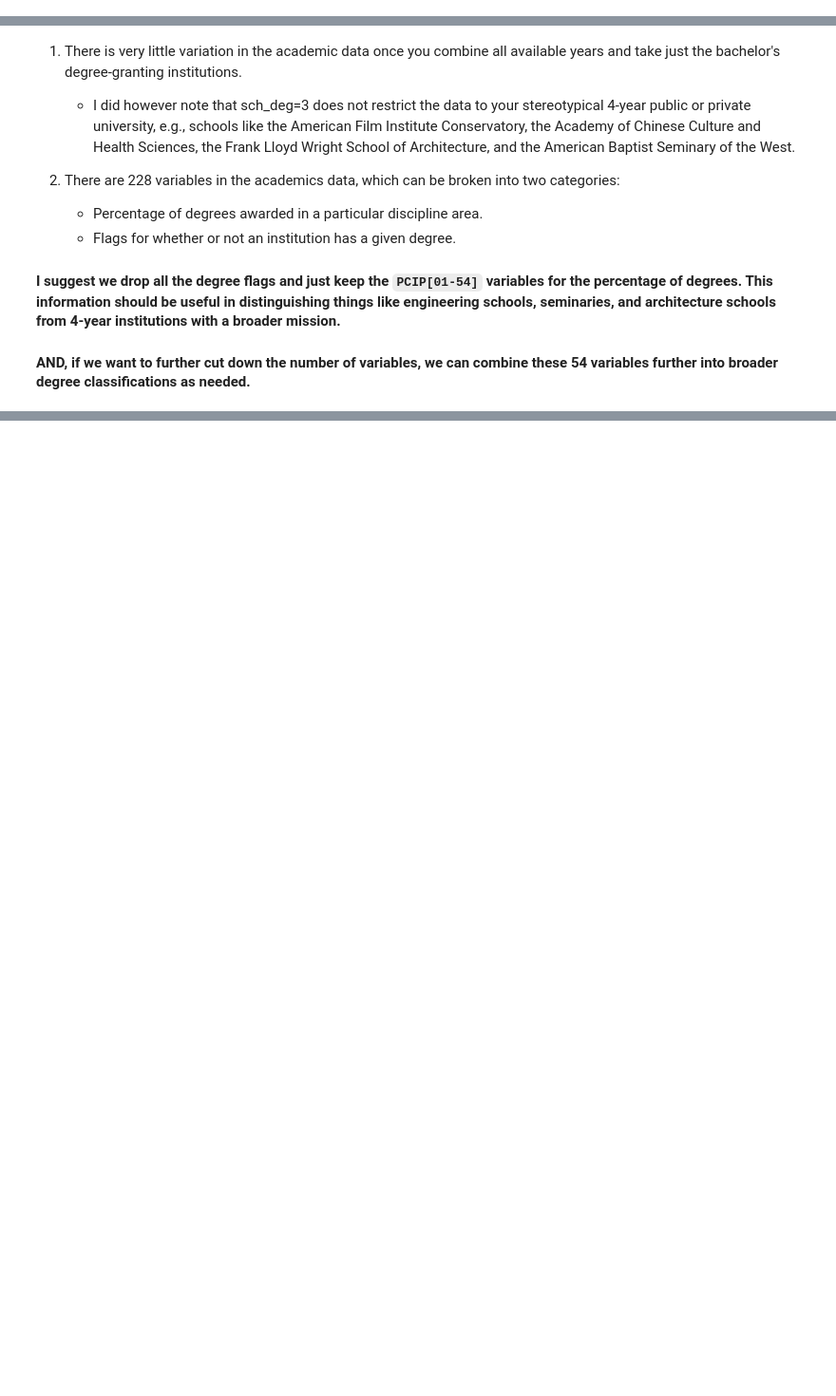
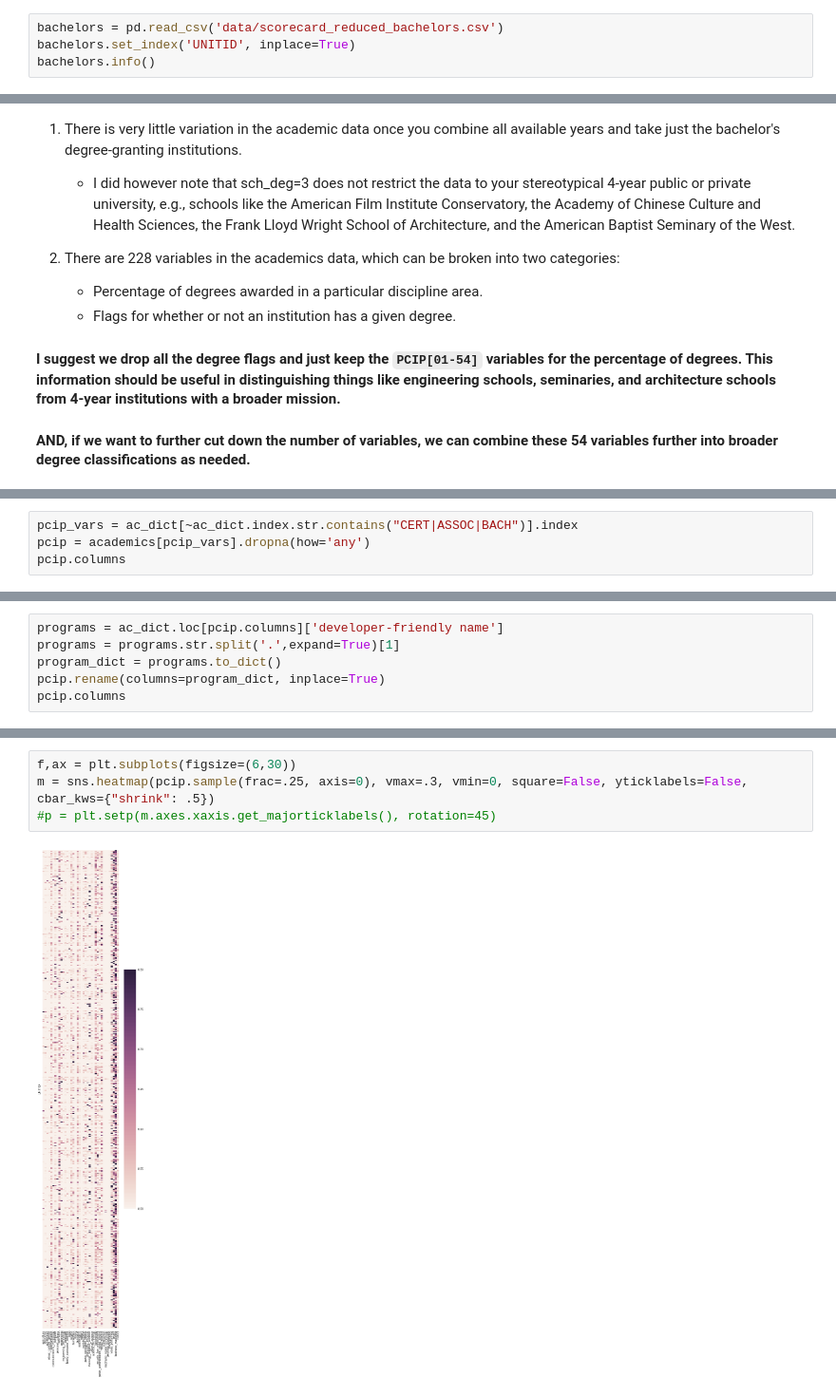
Before and after one commit to juliasilge/fall2016competition, a Jupyter notebook: Academics.ipynb, the cells around one changed output, grey strips where cells are left out. Shown at 95% size. Drawn from its saved outputs; the diff is of its cells as text; blank space fills up the shorter version.

```diff
--- a/Academics.ipynb
+++ b/Academics.ipynb
@@ -57,0 +15,4 @@ memory usage: 33.8+ MB
+# %%
+bachelors = pd.read_csv('data/scorecard_reduced_bachelors.csv')
+bachelors.set_index('UNITID', inplace=True)
+bachelors.info()
@@ -179,0 +130,4 @@ Three.  Three unique counts for 231 entries.  Not a whole lot of variation here.
+# %%
+pcip_vars = ac_dict[~ac_dict.index.str.contains("CERT|ASSOC|BACH")].index
+pcip = academics[pcip_vars].dropna(how='any')
+pcip.columns
@@ -179,0 +142,6 @@ Three.  Three unique counts for 231 entries.  Not a whole lot of variation here.
+# %%
+programs = ac_dict.loc[pcip.columns]['developer-friendly name']
+programs = programs.str.split('.',expand=True)[1]
+program_dict = programs.to_dict()
+pcip.rename(columns=program_dict, inplace=True)
+pcip.columns
@@ -179,0 +163,6 @@ Three.  Three unique counts for 231 entries.  Not a whole lot of variation here.
+# %%
+f,ax = plt.subplots(figsize=(6,30))
+m = sns.heatmap(pcip.sample(frac=.25, axis=0), vmax=.3, vmin=0, square=False, yticklabels=False, cbar_kws={"shrink": .5})
+#p = plt.setp(m.axes.xaxis.get_majorticklabels(), rotation=45)
+# %% [output]
+[figure, added]
```
Also changed, not shown: parts of 32 cells of this notebook.
